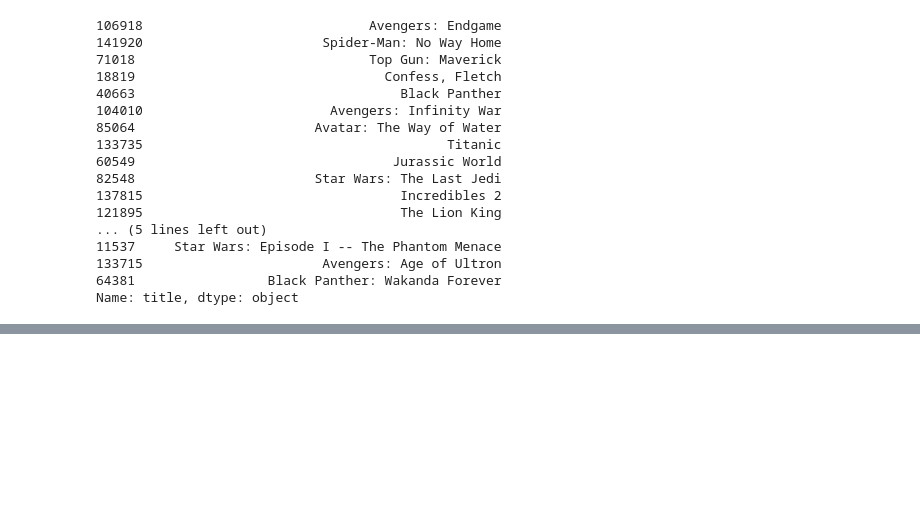
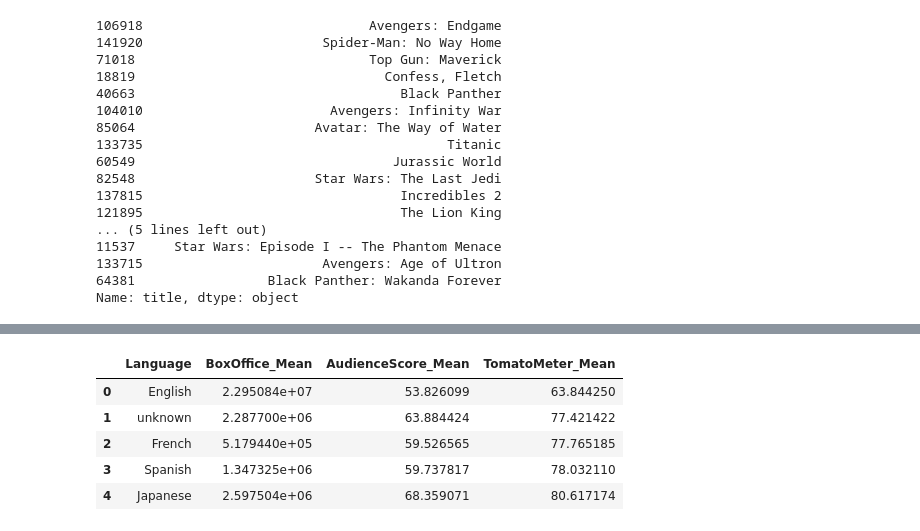
Before and after one commit to vadragna/rotten_tomatos_analysis, a Jupyter notebook: Analysis.ipynb, the cells around one changed output, grey strips where cells are left out. Drawn from its saved outputs; the diff is of its cells as text; code cells hidden in the pictures; blank space fills up the shorter version.

```diff
--- a/Analysis.ipynb
+++ b/Analysis.ipynb
@@ -131,0 +270,9 @@ Name: title, dtype: object
+# %%
+result_df.head()
+# %% [output]
+|  | Language | BoxOffice_Mean | AudienceScore_Mean | TomatoMeter_Mean |
+| 0 | English | 2.295084e+07 | 53.826099 | 63.844250 |
+| 1 | unknown | 2.287700e+06 | 63.884424 | 77.421422 |
+| 2 | French | 5.179440e+05 | 59.526565 | 77.765185 |
+| 3 | Spanish | 1.347325e+06 | 59.737817 | 78.032110 |
+| 4 | Japanese | 2.597504e+06 | 68.359071 | 80.617174 |
```
Also changed, not shown: parts of 32 cells of this notebook, 2 other files.
